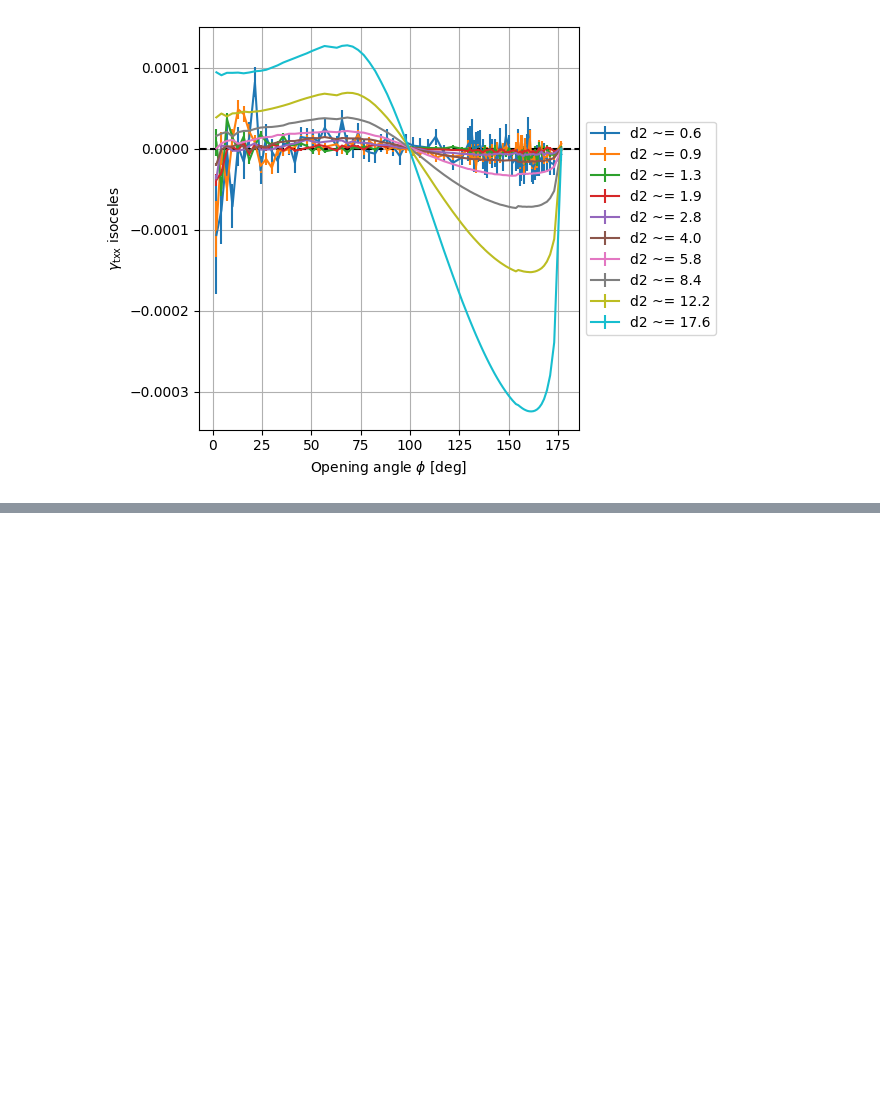
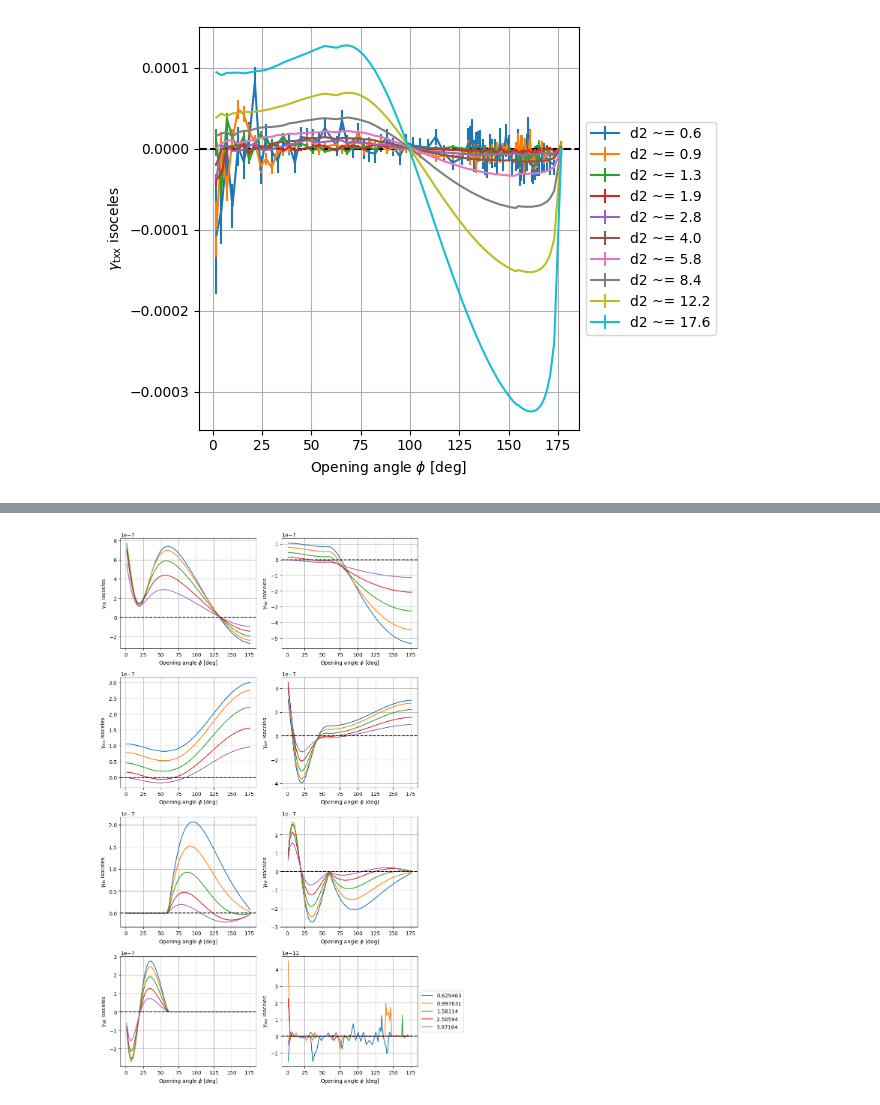
Before and after one commit to shubhagrawal30/aberrations, a Jupyter notebook: playgrounds/other_3pt.ipynb, the cells around one changed output, grey strips where cells are left out. Saved outputs shown, nothing was run; the diff lists cells and outputs as text; code cells hidden in the pictures; blank space fills up the shorter version.

```diff
--- a/playgrounds/other_3pt.ipynb
+++ b/playgrounds/other_3pt.ipynb
@@ -219,0 +222,16 @@ plt.close()
+# %%
+g_ttt_func = lambda d2data: -0.25 * (d2data["Rg0"] + d2data["Rg1"] + d2data["Rg2"] + d2data["Rg3"])
+g_txx_func = lambda d2data: -0.25 * (- d2data["Rg0"] - d2data["Rg1"] + d2data["Rg2"] + d2data["Rg3"])
+g_xtx_func = lambda d2data: -0.25 * (- d2data["Rg0"] + d2data["Rg1"] - d2data["Rg2"] + d2data["Rg3"])
+g_xxt_func = lambda d2data: -0.25 * (- d2data["Rg0"] + d2data["Rg1"] + d2data["Rg2"] - d2data["Rg3"])
+g_ttx_func = lambda d2data: 0.25 * (d2data["Ig0"] + d2data["Ig1"] + d2data["Ig2"] - d2data["Ig3"])
+g_txt_func = lambda d2data: 0.25 * (d2data["Ig0"] + d2data["Ig1"] - d2data["Ig2"] + d2data["Ig3"])
+g_xtt_func = lambda d2data: 0.25 * (d2data["Ig0"] - d2data["Ig1"] + d2data["Ig2"] + d2data["Ig3"])
+g_xxx_func = lambda d2data: 0.25 * (- d2data["Ig0"] + d2data["Ig1"] + d2data["Ig2"] + d2data["Ig3"])
+# %%
+file_path = './Gamma_small_scales_sompz4_full.dat'
+
+data = pd.read_csv(file_path, delimiter=' ', \
+                   names=['Rg0', 'Ig0', 'Rg1', 'Ig1', 'Rg2', 'Ig2', 'Rg3', 'Ig3', 'd2', 'u', 'v'])
+
+print(data.head())
@@ -219,0 +252,27 @@ plt.close()
+# %%
+g_funcs = [g_ttt_func, g_txx_func, g_xtx_func, g_xxt_func, g_ttx_func, g_txt_func, g_xtt_func, g_xxx_func]
+labels = ["{\\rm ttt}", "{\\rm txx}", "{\\rm xtx}", "{\\rm xxt}", "{\\rm ttx}", "{\\rm txt}", "{\\rm xtt}", "{\\rm xxx}"]
+
+fig, axs = plt.subplots(4, 2, figsize=(10, 15))
+
+for label, g_func, ax in zip(labels, g_funcs, axs.ravel()):
+
+    for ind, d2 in enumerate(d2vals):
+        d2data = data[data["d2"] == d2]
+        g_ttt[ind] = g_func(d2data)
+        phi[ind] = np.array(np.rad2deg(np.arccos(1 - (d2data["u"] + d2data["v"]) ** 2 / 2)))
+        ax.plot(phi[ind], g_ttt[ind], label = d2)
+
+    ax.set_xlabel(r'Opening angle $\phi$ [deg]')
+    ax.set_ylabel(r'$\gamma_{}$ isoceles'.format(label))
+    # ax.set_xlim([120, 180])
+
+    fig.set_tight_layout(True)
+    ax.grid()
+    ax.axhline(y=0, ls="--", color="black")
+plt.legend(loc='center left', bbox_to_anchor=(1, 0.5))
+# plt.savefig("./../figs/other3pt/20230201_threepoint.pdf", dpi=300)
+plt.show()
+plt.close()
+# %% [output]
+[figure, added]
```
Also changed, not shown: parts of 3 cells of this notebook, 2 other files.
